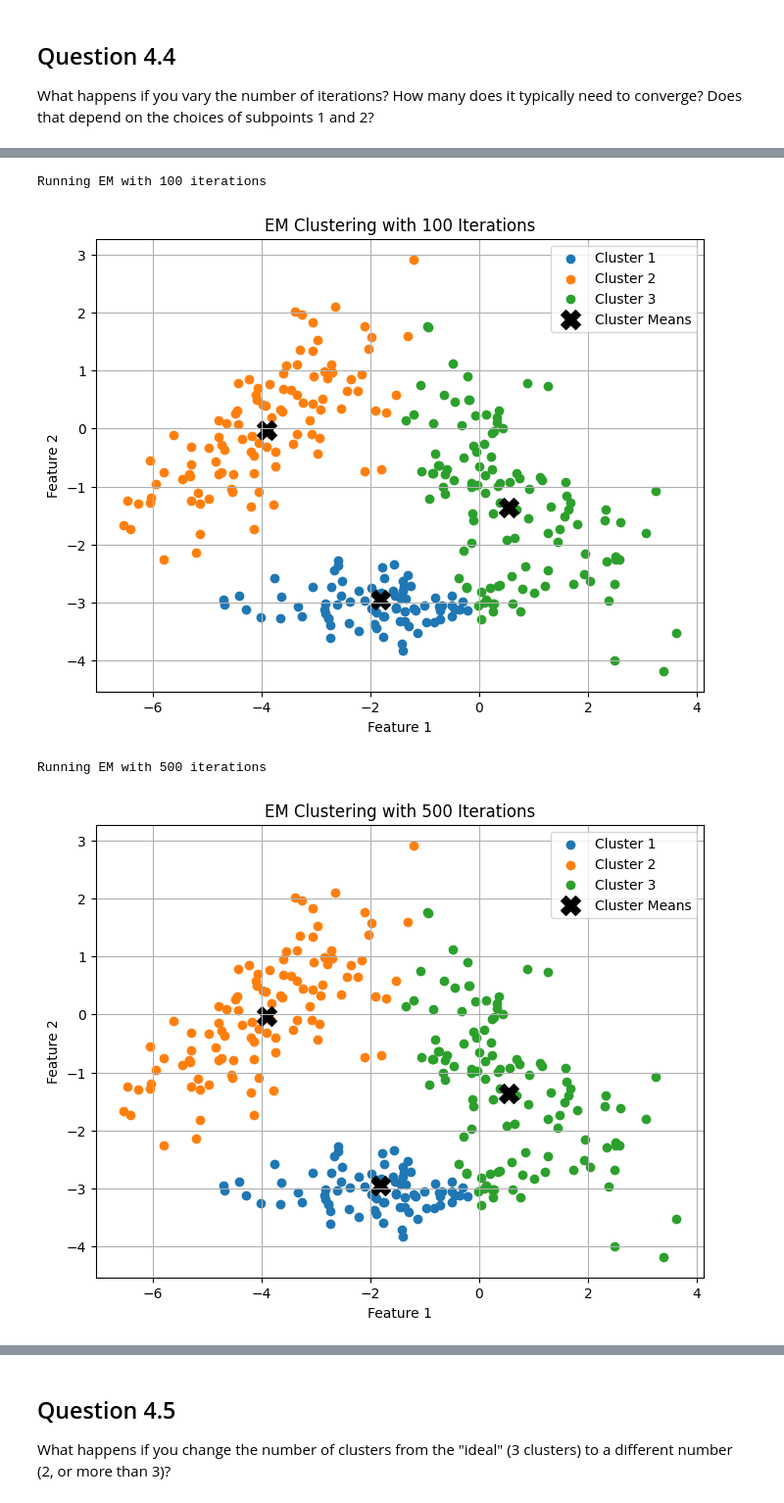
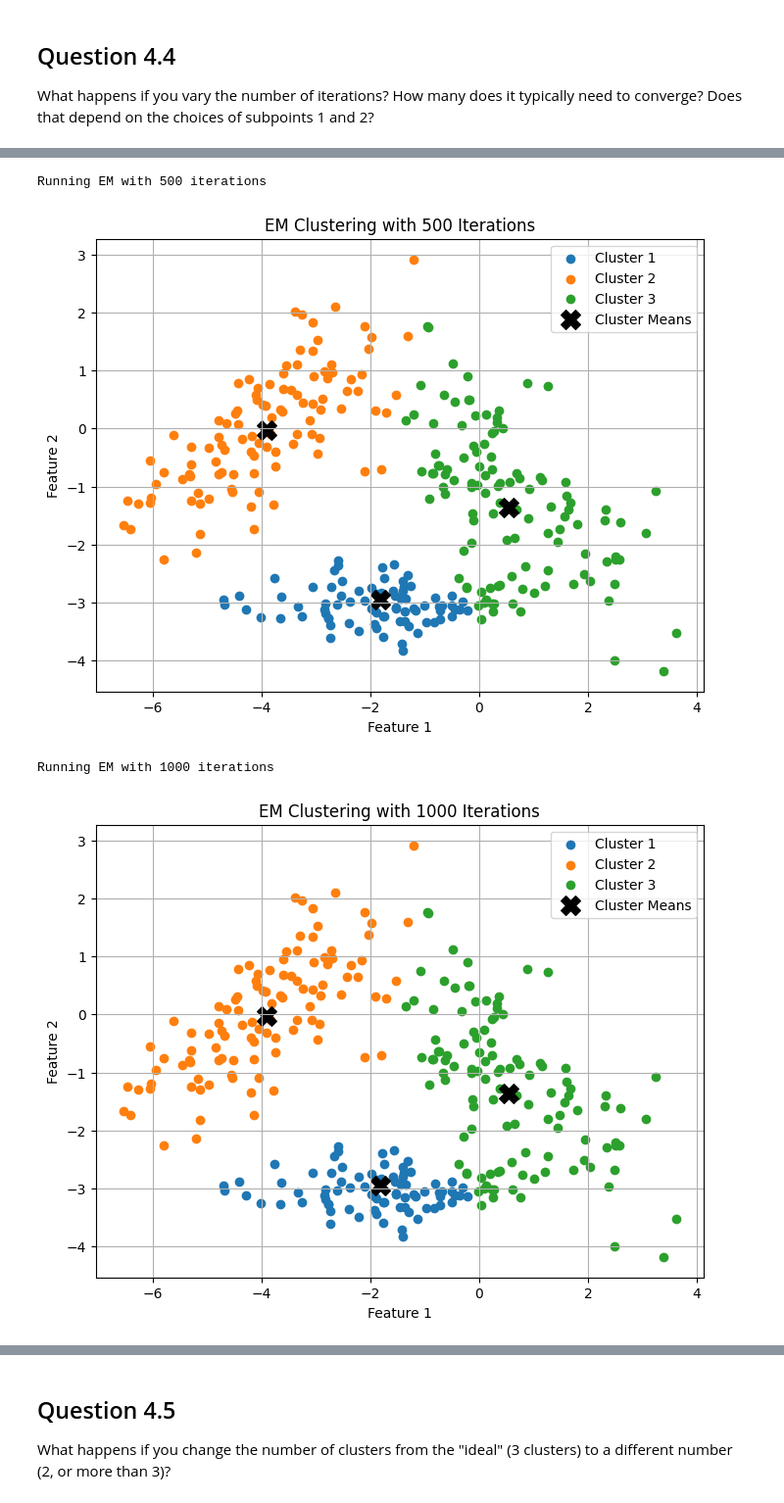
Before and after one commit to nanjala116/machine_learning1, a Jupyter notebook: notebooks_hw/clustering.ipynb, the cells around one changed output, grey strips where cells are left out. Shown at 98% size. Drawn from its saved outputs; the diff is of its cells as text; code cells hidden in the pictures.

```diff
--- a/notebooks_hw/clustering.ipynb
+++ b/notebooks_hw/clustering.ipynb
@@ -293,7 +293,7 @@ In general, the choice of variance significantly impacts the 'spread' of each Ga
 What happens if you change the starting values for the weights and/or means?
 # %%
 # Scenario 1: Different initial means (P_Init)
-M_s1 = np.array([[20.0, -20.0, 0.0], [10.0, -10.0, 0.0]]) # Very different initial means
+M_s1 = np.array([[0.0, 0.1, 0.2], [0.0, 0.1, 0.2]]) # Very different initial means
 print("\nRunning EM with different initial means:")
 W_final_s1, P_s1, p_s1 = exp_max(100, K, normal_pdf, normal_train, Xmat, W, M_s1)
 cluster_assignments_s1 = np.argmax(p_s1, axis=0)
@@ -311,7 +311,7 @@ plt.grid(True)
 plt.show()
 
 # Scenario 2: Different initial weights (W_Init)
-W_s2 = np.array([[0.1, 0.2, 0.7]]) # Uneven initial weights
+W_s2 = np.array([[0.9, 0.05, 0.05]]) # Uneven initial weights
 print("\nRunning EM with different initial weights:")
 W_final_s2, P_s2, p_s2 = exp_max(100, K, normal_pdf, normal_train, Xmat, W_s2, M)
 cluster_assignments_s2 = np.argmax(p_s2, axis=0)
@@ -342,7 +342,7 @@ In general, EM, like many iterative optimization algorithms, can be susceptible
 What happens if you vary the number of iterations? How many does it typically need to converge? Does that depend on the choices of subpoints 1 and 2?
 # %%
 # Vary the number of iterations
-iterations = [1, 5, 20, 100, 500]
+iterations = [5, 20, 100, 500, 1000]
 
 for iter in iterations:
     print(f"\nRunning EM with {iter} iterations")
@@ -373,4 +373,4 @@ Running EM with 20 iterations
-Running EM with 100 iterations
+Running EM with 500 iterations
 [figure]
-Running EM with 500 iterations
+Running EM with 1000 iterations
-[figure, old version]
+[figure, new version]
```
Also changed, not shown: parts of 11 cells of this notebook.
